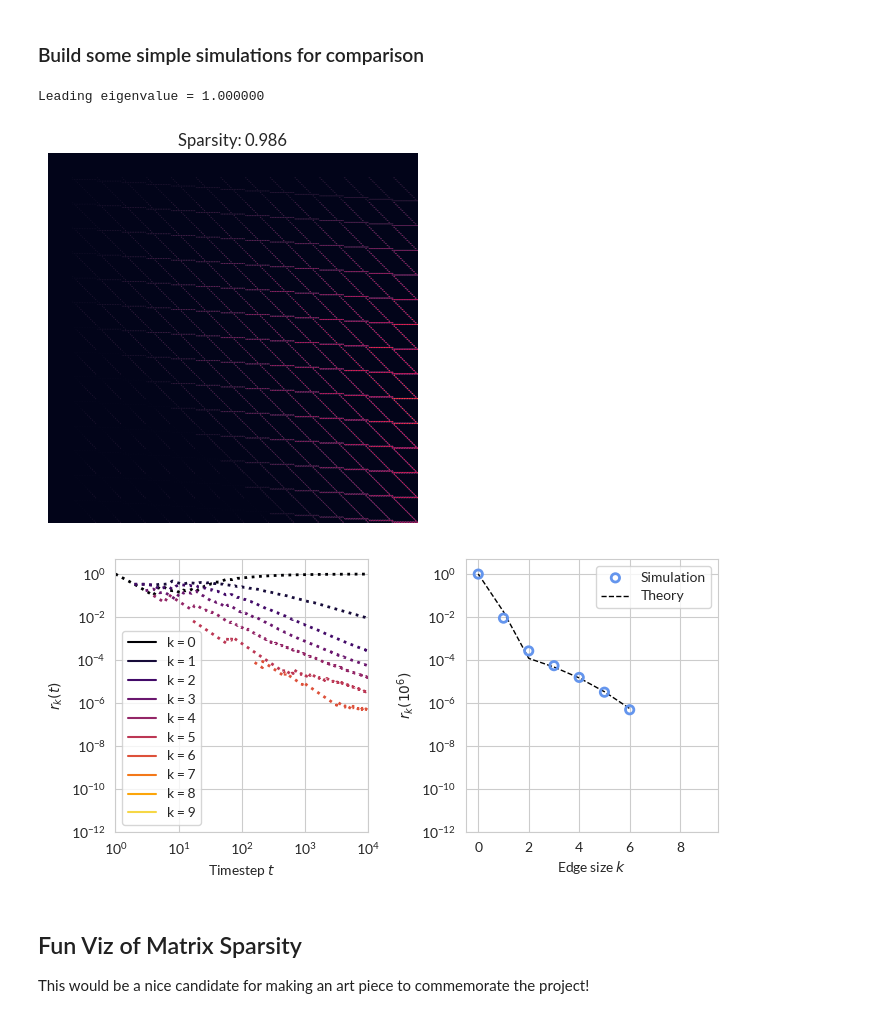
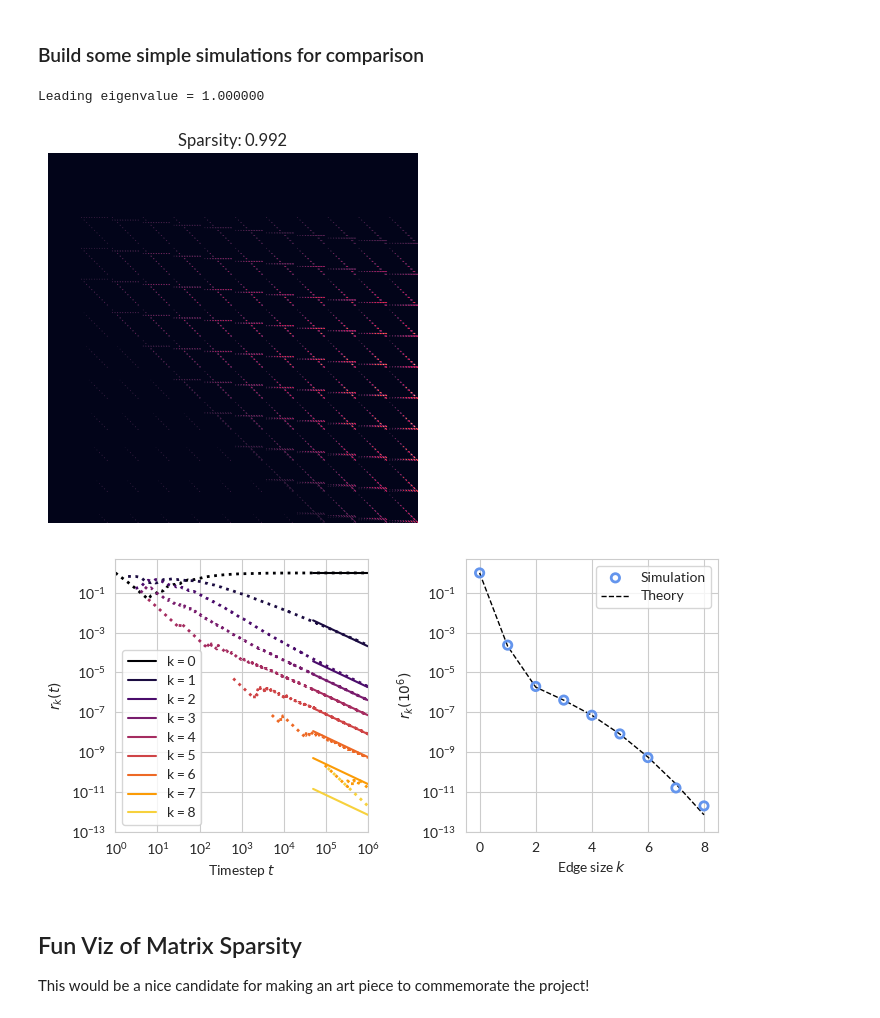
Before and after one commit to hexie1995/HyperGraph, a Jupyter notebook: code/analytic-intersections.ipynb, the cells around one changed output. Cells and saved outputs as stored; diff of their text form; code cells hidden in the pictures.

```diff
--- a/code/analytic-intersections.ipynb
+++ b/code/analytic-intersections.ipynb
@@ -23,21 +23,21 @@ The autoreload extension is already loaded. To reload it, use:
 # %% [markdown]
 ### Parameters
 # %%
-k_max = 15
+k_max = 12
 pars = {
     "eta"   : 0.3,
     "beta"  : np.zeros(k_max),
     "gamma" : np.zeros(k_max)
 }
 
-pars["beta"][0:4] = 1/4
-pars["gamma"][0:3] = 1/3
+pars["beta"][1:3] = 1/2
+pars["gamma"][0:2] = 1/2
 
 eta, beta, gamma = pars["eta"], pars["beta"], pars["gamma"]
 # %% [markdown]
 ### Build some simple simulations for comparison
 # %%
-timesteps = int(1e4)
+timesteps = int(1e6)
 H = hg.GrowingHypergraph()
 H.add_edge((0, 1))
 H.add_edge((2, 3))
@@ -113,7 +113,7 @@ plt.gca().axis("off")
 t = plt.gca().set(title = f"Sparsity: {(M == 0).mean():.3f}")
 # %% [output]
 Leading eigenvalue = 1.000000
-[figure, old version]
+[figure, new version]
 # %%
 from mpl_toolkits.axes_grid1 import make_axes_locatable
 
@@ -130,16 +130,13 @@ theory_prop    = theory_prop / theory_prop[0]
 q = theory_prop
 
 k_min = 0
-show_k_up_to = 10
+show_k_up_to = 9
 import matplotlib.cm as cm
 cmap = cm.inferno
 
 fig, axarr = plt.subplots(1, 2, figsize = (7, 3.5))
 
 # fig, axarr = plt.subplots(1, 4, figsize = (15, 4))
-
-
-
 
 
 # 1. plot slopes
@@ -166,37 +163,37 @@ ax.loglog()
 
 ax.legend(frameon=True)
 
-ax.set(xlim = (1, timesteps), ylim = (1e-12, 5), xlabel = r"Timestep $t$", ylabel = r"$r_{k}(t)$")
+ax.set(xlim = (1, timesteps), ylim = (1e-13, 5), xlabel = r"Timestep $t$", ylabel = r"$r_{k}(t)$")
 
 
 T_empirical = np.array([[[r[(i, j, k)] for k in range(k_max)] for j in range(k_max)] for i in range(k_max)])
 T_empirical = T_empirical / T_empirical.sum()
 
 
 empirical_prop = T_empirical.sum(axis = (0, 1)) / T_empirical.sum()
 theory_prop    = T.sum(axis = (0,1))
 theory_prop    = theory_prop / theory_prop[0]
 theory_prop[1:] = theory_prop[1:] / timesteps
 ix = empirical_prop > 0
 
 
 ax = axarr.ravel()[1]
 ax.scatter(np.array(range(k_max))[np.where(ix)], empirical_prop[ix], label = "Simulation", edgecolors="cornflowerblue", facecolor = "none", zorder = 10, linewidth=2)
 ax.plot(np.array(range(k_max))[np.where(ix)], theory_prop[ix], label = "Theory", color = "black", linewidth = 1, linestyle = "dashed")
 ax.legend()
 
 ax.semilogy()
-ax.set(ylim = (1e-12, 5), xlim = (-0.5, 9.5))
+ax.set(ylim = (1e-13, 5), xlim = (-0.5, 8.5))
 # ax.xlim(-0.1, 10.5)
 ax.set(xlabel = r"Edge size $k$", ylabel = r"$r_k(10^6)$")
 
 # this plot needs a separate colorbar
 
 plt.tight_layout()
 
 plt.savefig("../fig/intersection-asymptotics-2-panel.png", dpi = 300, bbox_inches = "tight")
 # %% [output]
-[figure, old version]
+[figure, new version]
 # %% [markdown]
 ## Fun Viz of Matrix Sparsity
 
```
Also changed, not shown: parts of 3 cells of this notebook, 2 other files.
